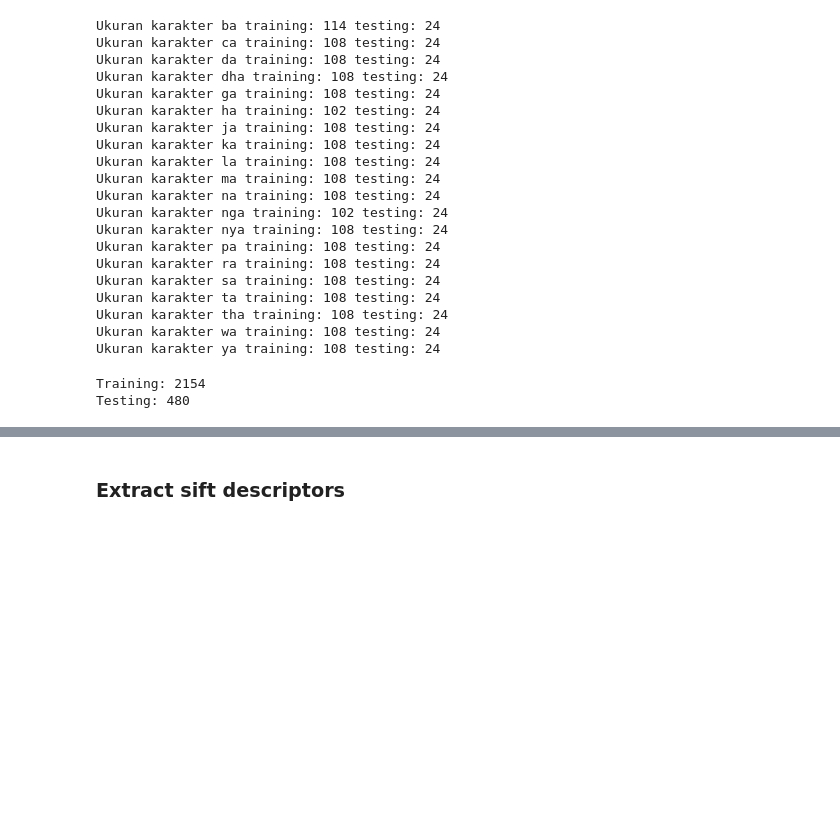
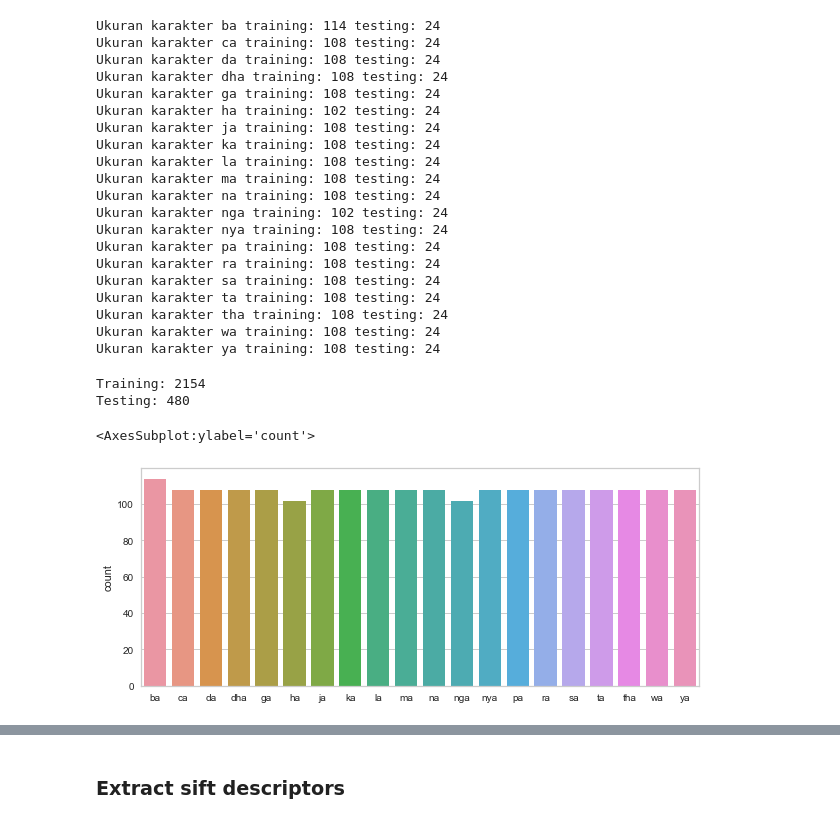
Before and after one commit to RTAgung/tugas-akhir, a Jupyter notebook: Code/Test.ipynb, the cells around one changed output, grey strips where cells are left out. Saved outputs shown, nothing was run; the diff lists cells and outputs as text; code cells hidden in the pictures; blank space fills up the shorter version.

```diff
--- a/Code/Test.ipynb
+++ b/Code/Test.ipynb
@@ -49,9 +53,9 @@ def import_data(character, path) :
 # %%
 hanacaraka = ('ba','ca','da','dha','ga','ha','ja','ka','la','ma','na','nga','nya','pa','ra','sa','ta','tha','wa','ya')
 
-X_train = np.empty((0, 224, 224), np.uint8)
+X_train = np.empty((0, 224, 224, 3), np.uint8)
 y_train = np.empty((0))
-X_test = np.empty((0, 224, 224), np.uint8)
+X_test = np.empty((0, 224, 224, 3), np.uint8)
 y_test = np.empty((0))
 
 for character in hanacaraka:
@@ -95,3 +99,9 @@ print("Testing:", X_test.shape[0])
 # %% [output]
 Training: 2154
 Testing: 480
+# %%
+plt.figure(figsize=(10,4))
+sns.countplot(x=y_train)
+# %% [output]
+<AxesSubplot:ylabel='count'>
+[figure, added]
```
Also changed, not shown: parts of 30 cells of this notebook, 5 other files.
